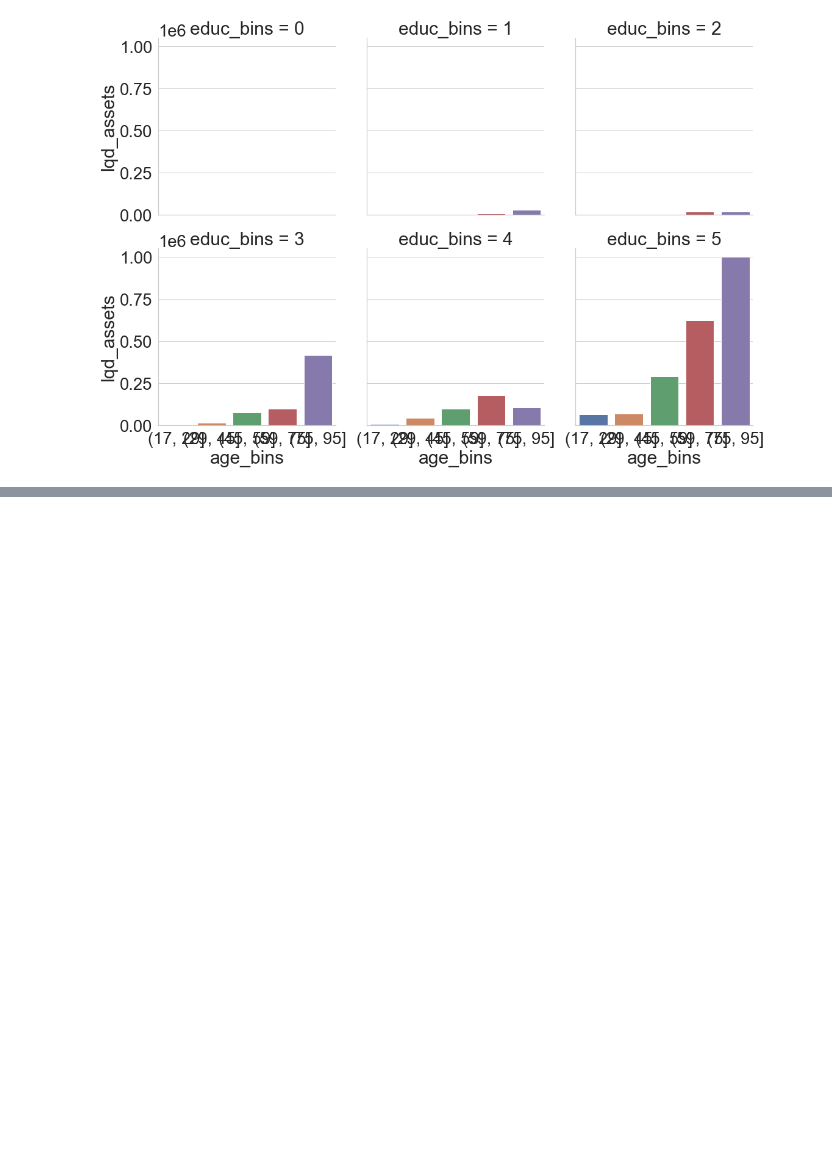
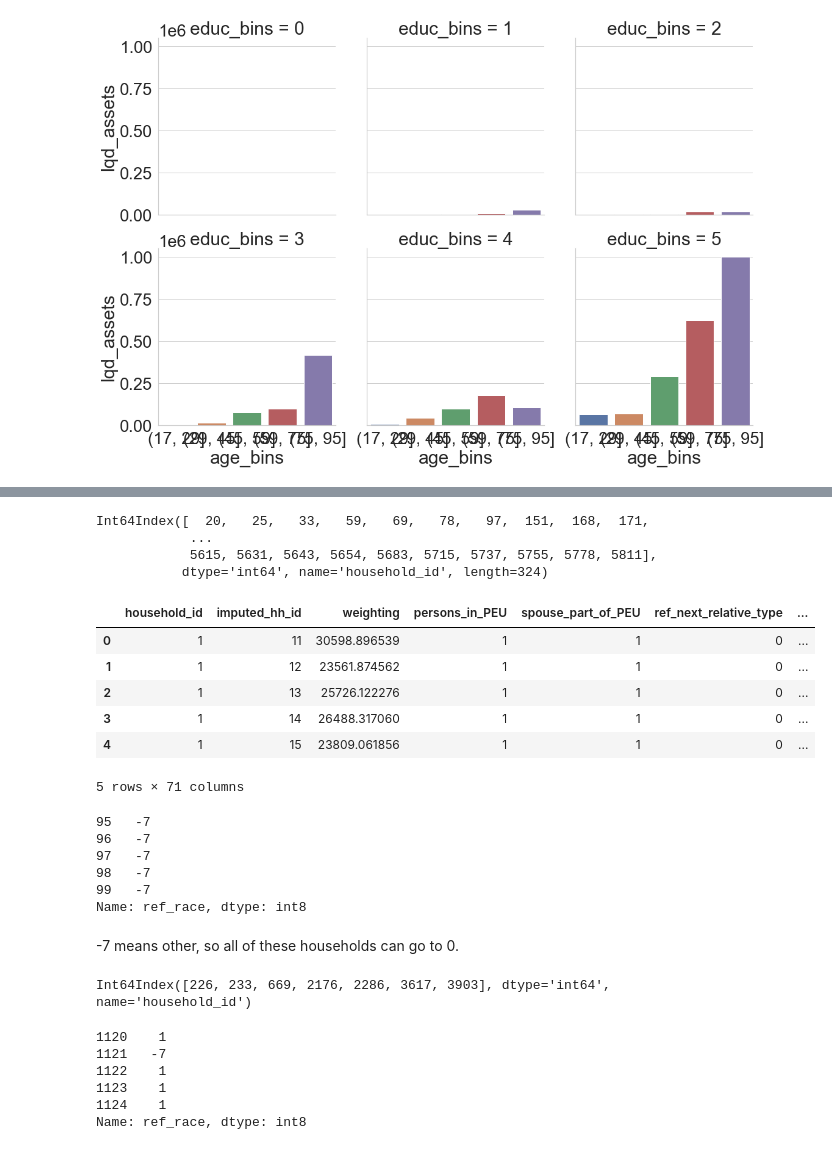
Before and after one commit to danvalen1/SCF-Analysis, a Jupyter notebook: notebooks/EDA.ipynb, the cells around one changed output, grey strips where cells are left out. Cells and saved outputs as stored; diff of their text form; code cells hidden in the pictures; blank space fills up the shorter version.

```diff
--- a/notebooks/EDA.ipynb
+++ b/notebooks/EDA.ipynb
@@ -200,0 +243,44 @@ sns.catplot(x="age_bins",
+# %%
+df[df[var] == -7.0].index
+# %% [output]
+Int64Index([  20,   25,   33,   59,   69,   78,   97,  151,  168,  171,
+            ...
+            5615, 5631, 5643, 5654, 5683, 5715, 5737, 5755, 5778, 5811],
+           dtype='int64', name='household_id', length=324)
+# %%
+og_df = pd.read_stata('../data/extracted/scf2019s/p19i6.dta', columns=dl.sel_vars)
+og_df.columns = [x.lower() for x in og_df.columns]
+og_df.rename(columns=dl.rename_dict, inplace=True)
+og_df.head()
+# %% [output]
+|  | household_id | imputed_hh_id | weighting | persons_in_PEU | spouse_part_of_PEU | ref_next_relative_type | ... |
+| 0 | 1 | 11 | 30598.896539 | 1 | 1 | 0 | ... |
+| 1 | 1 | 12 | 23561.874562 | 1 | 1 | 0 | ... |
+| 2 | 1 | 13 | 25726.122276 | 1 | 1 | 0 | ... |
+| 3 | 1 | 14 | 26488.317060 | 1 | 1 | 0 | ... |
+| 4 | 1 | 15 | 23809.061856 | 1 | 1 | 0 | ... |
+5 rows × 71 columns
+# %%
+og_df[og_df.household_id == 20][var]
+# %% [output]
+95   -7
+96   -7
+97   -7
+98   -7
+99   -7
+Name: ref_race, dtype: int8
+# %% [markdown]
+-7 means other, so all of these households can go to 0.
+# %%
+df[df[var] == -0.6].index
+# %% [output]
+Int64Index([226, 233, 669, 2176, 2286, 3617, 3903], dtype='int64', name='household_id')
+# %%
+og_df[og_df.household_id == 226][var]
+# %% [output]
+1120    1
+1121   -7
+1122    1
+1123    1
+1124    1
+Name: ref_race, dtype: int8
```
Also changed, not shown: parts of 27 cells of this notebook, 8 other files.
